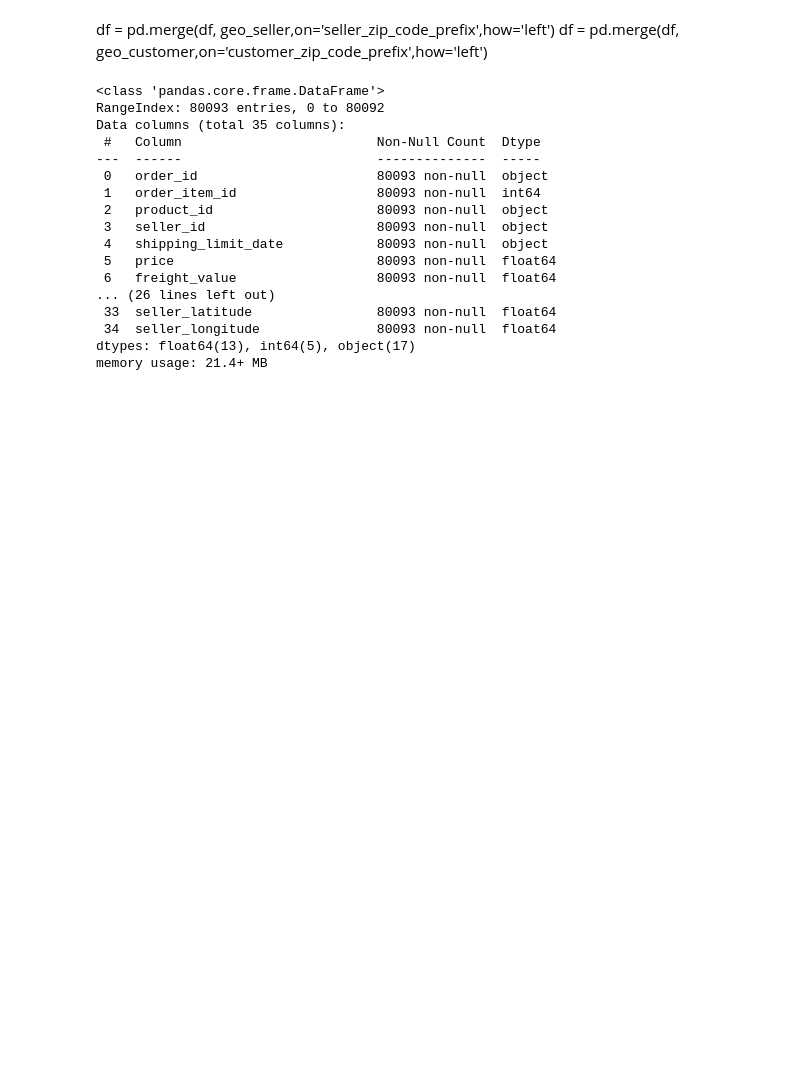
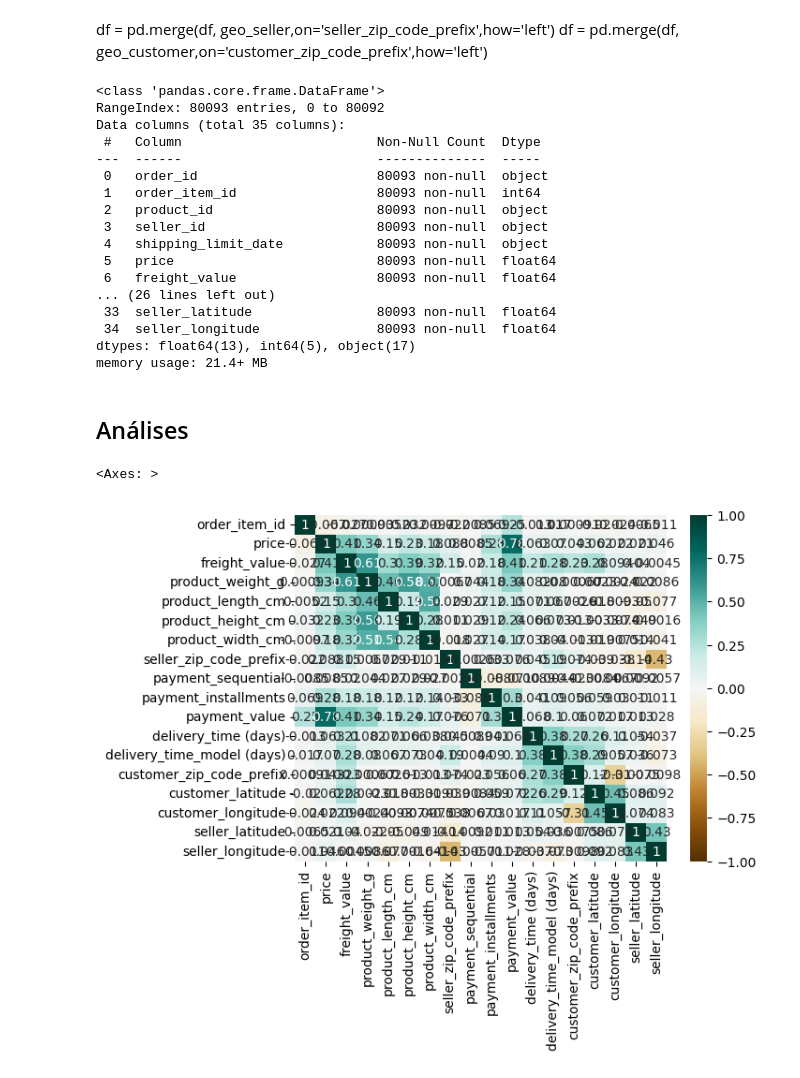
Before and after one commit to pedropalugan/NaBox, a Jupyter notebook: NaBox-Notebook.ipynb, the cells around one changed output. Saved outputs shown, nothing was run; the diff lists cells and outputs as text; code cells hidden in the pictures; blank space fills up the shorter version.

```diff
--- a/NaBox-Notebook.ipynb
+++ b/NaBox-Notebook.ipynb
@@ -412,3 +418,14 @@ Data columns (total 35 columns):
  34  seller_longitude               80093 non-null  float64
 dtypes: float64(13), int64(5), object(17)
 memory usage: 21.4+ MB
+# %% [markdown]
+## Análises
+# %%
+df_num = df.select_dtypes(include=['number'])
+sns.heatmap(df_num.corr(),
+annot=True,
+vmin=-1, vmax=1,
+cmap='BrBG')
+# %% [output]
+<Axes: >
+[figure, added]
```
Also changed, not shown: parts of 1 cell of this notebook.
